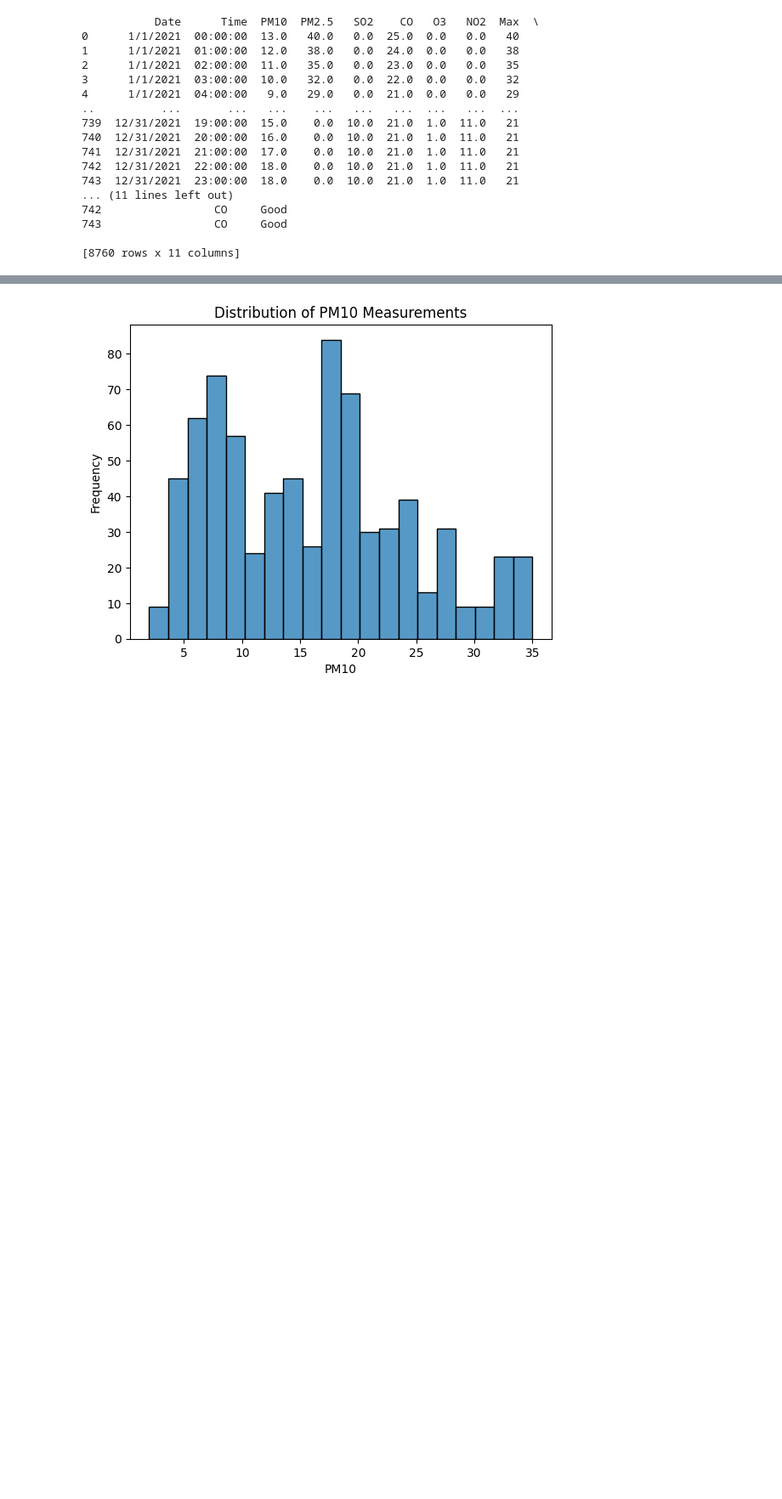
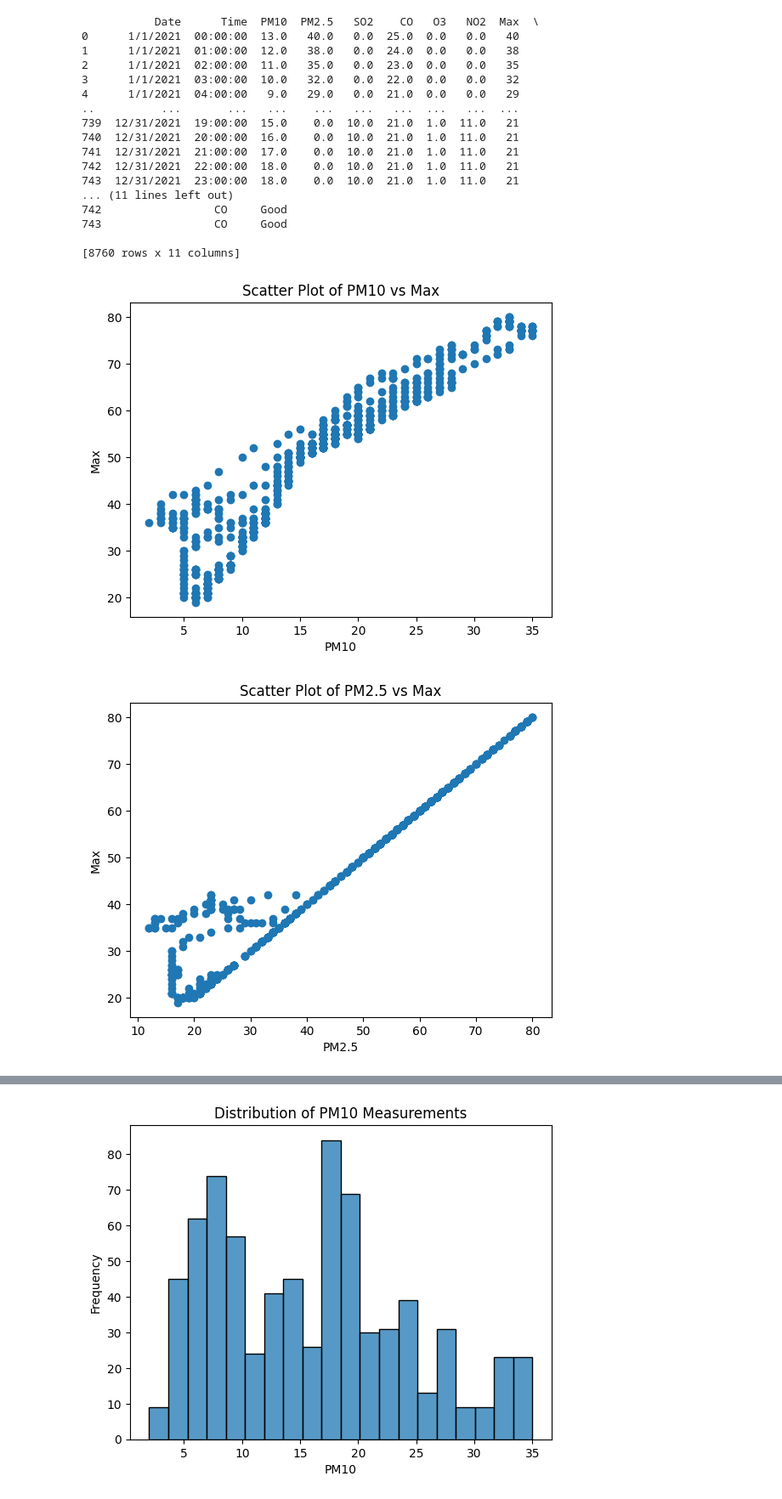
Before and after one commit to andidprastyo/air_quality_analysis, a Jupyter notebook: analysis_new.ipynb, the cells around one changed output, grey strips where cells are left out. Shown at 85% size. Saved outputs shown, nothing was run; the diff lists cells and outputs as text; code cells hidden in the pictures; blank space fills up the shorter version.

Commit message:
Add Scatter Plot and Linear Regression

```diff
--- a/analysis_new.ipynb
+++ b/analysis_new.ipynb
@@ -194,4 +181,17 @@ print(air)
 
 [8760 rows x 11 columns]
 # %%
-data_air = air[~air.index.duplicated()]
+df_air = air[~air.index.duplicated()]
+# %%
+pollutants = ['PM10', 'PM2.5', 'SO2', 'CO', 'O3', 'NO2']
+
+for pollutant in pollutants:
+    plt.figure()
+    plt.scatter(data=df_air, x=pollutant, y='Max')
+    plt.title(f'Scatter Plot of {pollutant} vs Max')
+    plt.xlabel(pollutant)
+    plt.ylabel('Max')
+    plt.show()
+# %% [output]
+[figure, added]
+[figure, added]
```
Also changed, not shown: parts of 14 cells of this notebook.
